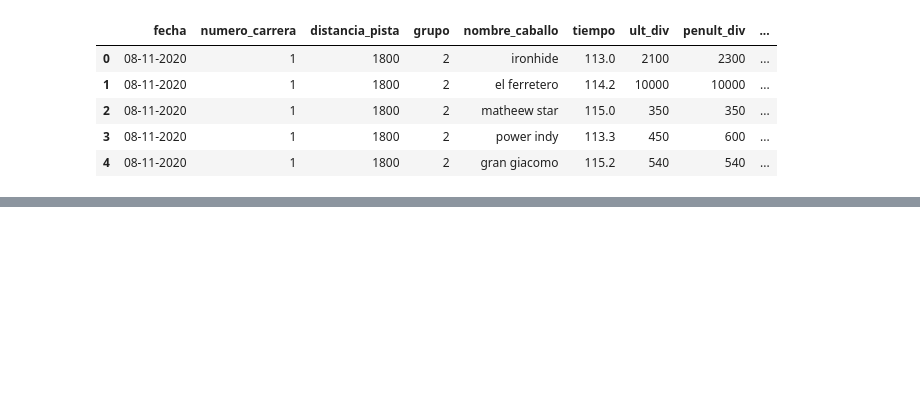
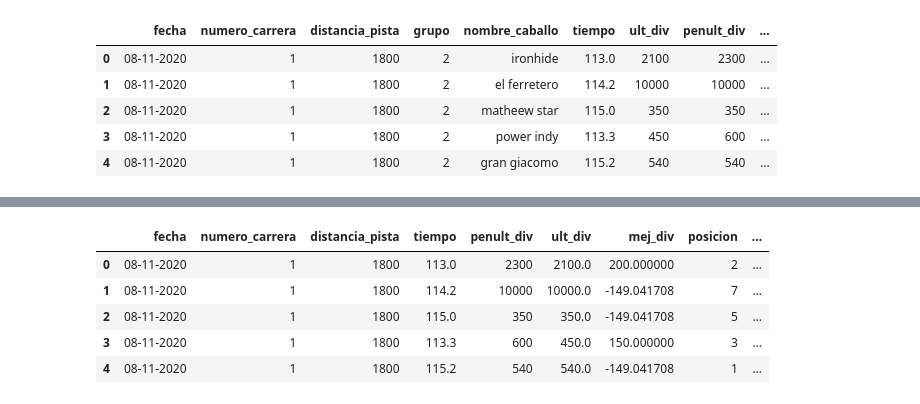
Before and after one commit to Ngz91/klickwellMLmodel, a Jupyter notebook: klickwellTFModel.ipynb, the cells around one changed output, grey strips where cells are left out. Cells and saved outputs as stored; diff of their text form; code cells hidden in the pictures; blank space fills up the shorter version.

```diff
--- a/klickwellTFModel.ipynb
+++ b/klickwellTFModel.ipynb
@@ -6,8 +6,8 @@ import os
 os.environ["TF_CPP_MIN_LOG_LEVEL"] = "3"
 import tensorflow as tf
 # %%
-dataf = pd.read_csv('./datacarreras.csv', delimiter=',')
-dataf.head()
+horse_data = pd.read_csv('./datacarreras.csv', delimiter=',')
+horse_data.head()
 # %% [output]
 |  | fecha | numero_carrera | distancia_pista | grupo | nombre_caballo | tiempo | ult_div | penult_div | ... |
 | 0 | 08-11-2020 | 1 | 1800 | 2 | ironhide | 113.0 | 2100 | 2300 | ... |
@@ -15,3 +15,19 @@ dataf.head()
 | 2 | 08-11-2020 | 1 | 1800 | 2 | matheew star | 115.0 | 350 | 350 | ... |
 | 3 | 08-11-2020 | 1 | 1800 | 2 | power indy | 113.3 | 450 | 600 | ... |
 | 4 | 08-11-2020 | 1 | 1800 | 2 | gran giacomo | 115.2 | 540 | 540 | ... |
+# %%
+# Wins/Starts
+horse_data['effect_jinete'] = round(horse_data["jinete_gana"] / horse_data["jinete_act"] * 100, 2)
+horse_data['effect_trainer'] = round(horse_data["trainer_gana"] / horse_data["trainer_act"] * 100, 2)
+
+# Filtering and replacing values
+
+horse_data = horse_data.replace(np.inf, 30)
+horse_data = horse_data[(horse_data.resultado != 0)]
+horse_data["jinete_rep_mon"].replace(1, 0)
+horse_data["jinete_rep_mon"].replace(3, 1)
+
+# Amelioration of dividends with regards to last race
+horse_data["mej_div"] = horse_data["penult_div"] - horse_data["ult_div"]
+
+horse_data["distancia_pista"].value_counts()
@@ -18 +46,13 @@ dataf.head()
+# %%
+horse_data = horse_data[['fecha', 'numero_carrera', 'distancia_pista', 'tiempo', 'penult_div','ult_div', 'mej_div','posicion','cuerpos_ult', 'distancia_c', 'lote', 'jinete_gana', 'effect_jinete', 'jinete_rep_mon', 'trainer_gana','effect_trainer', 'resultado']]
+horse_data["ult_div"].replace(0, horse_data["ult_div"].mean(axis=0), inplace=True)
+horse_data["mej_div"].replace(0, horse_data["mej_div"].mean(axis=0), inplace=True)
+horse_data.head()
+# %% [output]
+|  | fecha | numero_carrera | distancia_pista | tiempo | penult_div | ult_div | mej_div | posicion | ... |
+| 0 | 08-11-2020 | 1 | 1800 | 113.0 | 2300 | 2100.0 | 200.000000 | 2 | ... |
+| 1 | 08-11-2020 | 1 | 1800 | 114.2 | 10000 | 10000.0 | -149.041708 | 7 | ... |
+| 2 | 08-11-2020 | 1 | 1800 | 115.0 | 350 | 350.0 | -149.041708 | 5 | ... |
+| 3 | 08-11-2020 | 1 | 1800 | 113.3 | 600 | 450.0 | 150.000000 | 3 | ... |
+| 4 | 08-11-2020 | 1 | 1800 | 115.2 | 540 | 540.0 | -149.041708 | 1 | ... |
 # %%
```
Also changed, not shown: parts of 11 cells of this notebook.
